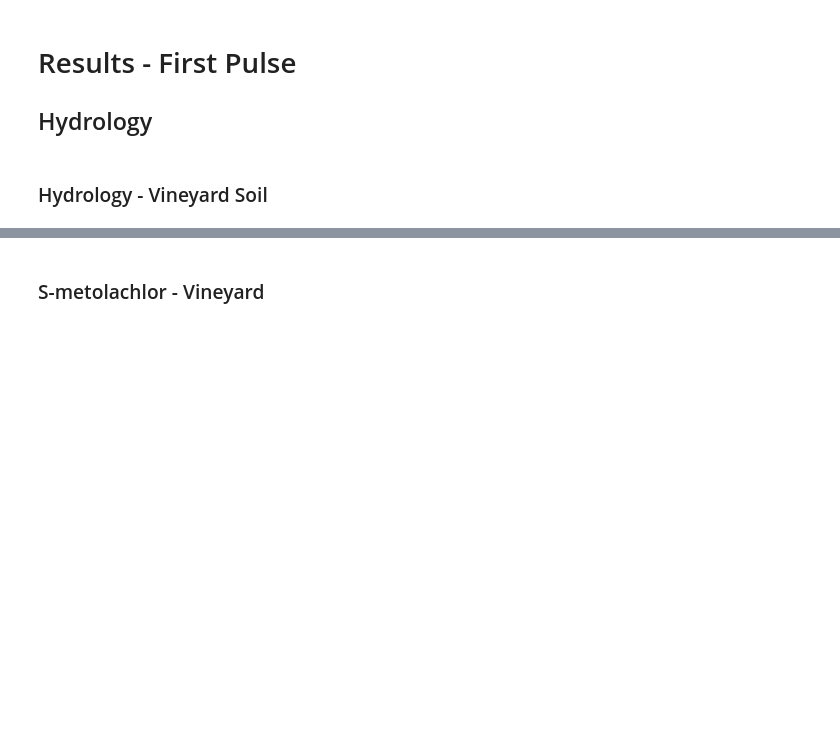
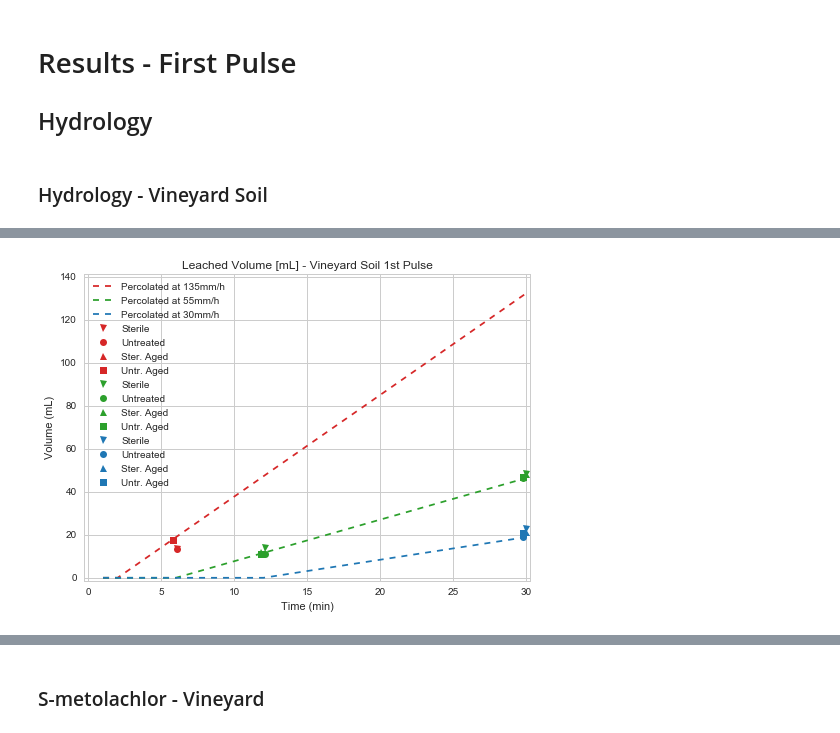
Before and after one commit to DayTimeChunks/LeachingSimulations, a Jupyter notebook: Leaching Model - Vineyard Soil.ipynb, the cells around one changed output, grey strips where cells are left out. Cells and saved outputs as stored; diff of their text form; code cells hidden in the pictures; blank space fills up the shorter version.

Commit message:
Updating Vineyard notebook

```diff
--- a/Leaching Model - Vineyard Soil.ipynb
+++ b/Leaching Model - Vineyard Soil.ipynb
@@ -19,20 +25,24 @@ where $C$ is the concentration before $(t)$ and after $(t+ t_r)$ the leaching ev
 # %%
-d = (1.493 * 2)  # Diameter of falcon tube (cm)
-area = ((d / 2) ** 2) * 3.1416  # (cm²)
-zl = soil_height = 3.0  # Mixing layer depth in cm
+d = (14.93 * 2)  # Diameter of falcon tube (mm)
+area = ((d / 2) ** 2) * 3.1416  # (mm2)
+soil_height1 = 30  # Mixing layer depth in mm
 # %% [markdown]
 ### Soil Characteristics
 # %%
 ''' Hydrological controlling parameters'''
-pb_vine = 1.04  # bulk density (g/cm^3) # Rouffach (Martine Trautmann, sampled pre-event)
+
 porosity_vine = 0.55  # Vinyard soil
-kSat_vine = 0.293  # cm/min (17.6 cm/h - Crop Soil) - Rouffach (Martine Trautmann, sampled pre-event)
+kSat_vine = 2.93  # mm/min (17.6 cm/h - Crop Soil) - Rouffach (Martine Trautmann, sampled pre-event)
 ov_1 = 0.25   # Initial water content m3. m-3
 ov_2 = 0.30   # Initial water content m3. m-3
 ovSat_vine = 0.45  # Saturated water content (assumed)
-psi_vine = 110  # soil suction Rouffach (guess)
+psi_vine = 1100  # soil suction Rouffach (guess) mm
 
 ''' Contaminant controlling parameters'''
+pb_vine = 1.04/10**3  # bulk density (g/cm^3) -> g/mm^3, Rouffach (Martine Trautmann, sampled pre-event)
+
+# Assumed (used to calculate Reynolds number)
+runoff_vel = 10.0  # mm/min
 
 # Fraction Organic Matter
 fom_vine_sterile = 3.53/100.0
@@ -139,0 +72,63 @@ pestiplot_inst(cum_mx_vine, mx_obs_sterile_vine, mx_obs_untreat_vine, 'Metalaxyl
+# %%
+# Simulate hydrological data
+water_data = leachsim(ovSat=ovSat_vine,
+                      kSat=kSat_vine,
+                      psi=psi_vine,
+                      soil_height=soil_height1)
+
+# Extract simulated hydrological variables
+# Time
+cum_time_30min = water_data[:, 0]
+
+# Cummulative infiltration
+cum_inf_135mmh = water_data[:, 4]
+cum_inf_55mmh = water_data[:, 5]
+cum_inf_30mmh = water_data[:, 6]
+
+# Cummulative leaching
+cum_leach_135mmh = water_data[:, 7]
+cum_leach_55mmh = water_data[:, 8]
+cum_leach_30mmh = water_data[:, 9]
+
+# Ponding
+roff_135mmh = water_data[:, 10]
+roff_55mmh = water_data[:, 11]
+roff_30mmh = water_data[:, 12]
+
+# Cummulative ponding
+cum_roff_135mmh = water_data[:, 13]
+cum_roff_55mmh = water_data[:, 14]
+cum_roff_30mmh = water_data[:, 15]
+
+infil_135mmh = water_data[:, 16]
+infil_55mmh = water_data[:, 17]
+infil_30mmh = water_data[:, 18]
+
+percol_data1 = stackdata3(cum_time_30min,
+                          cum_leach_135mmh, cum_leach_55mmh, cum_leach_30mmh)
+
+runoff_data1 = stackdata3(cum_time_30min,
+                          cum_roff_135mmh, cum_roff_55mmh, cum_roff_30mmh)
+
+infil_data1 = stackdata3(cum_time_30min,
+                         infil_135mmh, infil_55mmh, infil_30mmh)
+
+time_size_135mmh = water_data[:, 19]
+time_size_55mmh = water_data[:, 20]
+time_size_30mmh = water_data[:, 21]
+
+time_sizes1 = [time_size_135mmh, time_size_55mmh, time_size_30mmh]
+
+""" Observed Hydrlogy Vineyard """
+leach_high_6min = np.array([13.609, 13.610, 17.676, 17.705])  # all at 6 min
+leach_med_12min = np.array([13.787, 11.112, 11.858, 11.294])  # all at 12 min
+leach_med_30min = np.array([48.185, 46.402, 48.164, 47.032])  # all at 30min
+leach_low_30min = np.array([22.595, 19.082, 21.285, 20.871])  # all at 30min
+
+hydroplot(percol_data1,
+          "Percolated at 135mm/h", "Percolated at 55mm/h", "Percolated at 30mm/h",
+          leach_high_6min,
+          leach_med_12min, leach_med_30min,
+          leach_low_30min,
+         "Leached Volume [mL] - Vineyard Soil 1st Pulse")
+# %% [output]
@@ -139,0 +138 @@ pestiplot_inst(cum_mx_vine, mx_obs_sterile_vine, mx_obs_untreat_vine, 'Metalaxyl
+[figure, added]
```
Also changed, not shown: parts of 54 cells of this notebook, 4 other files.
